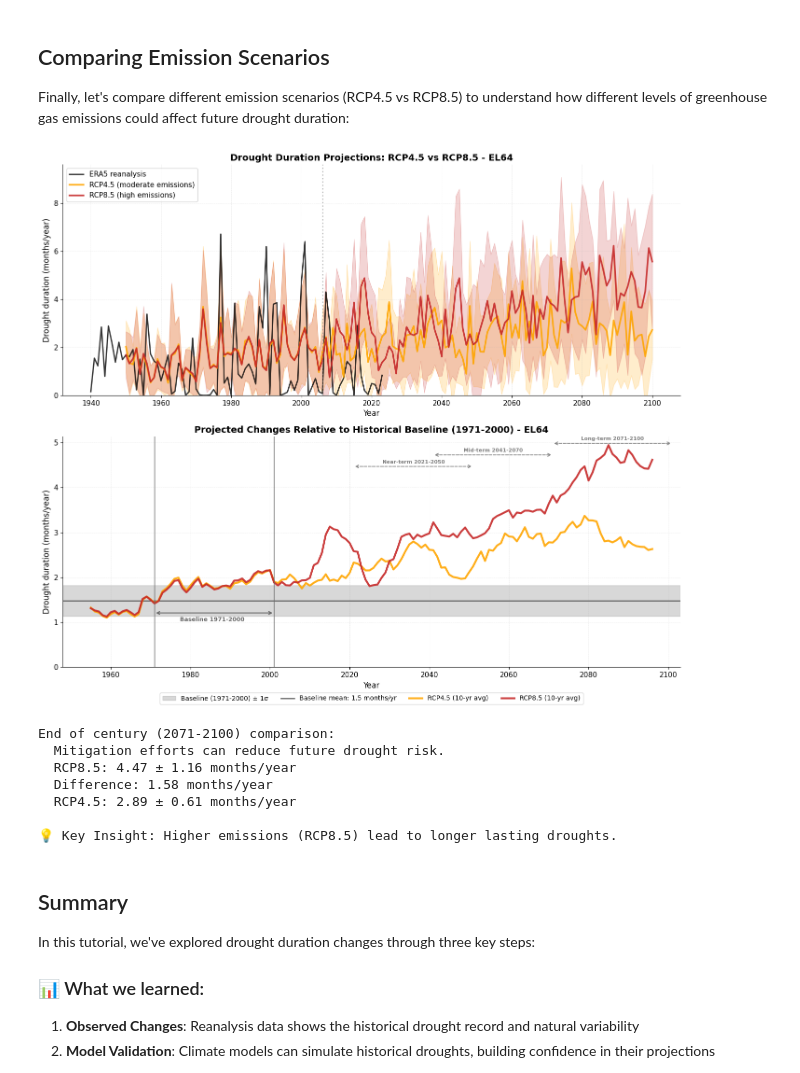
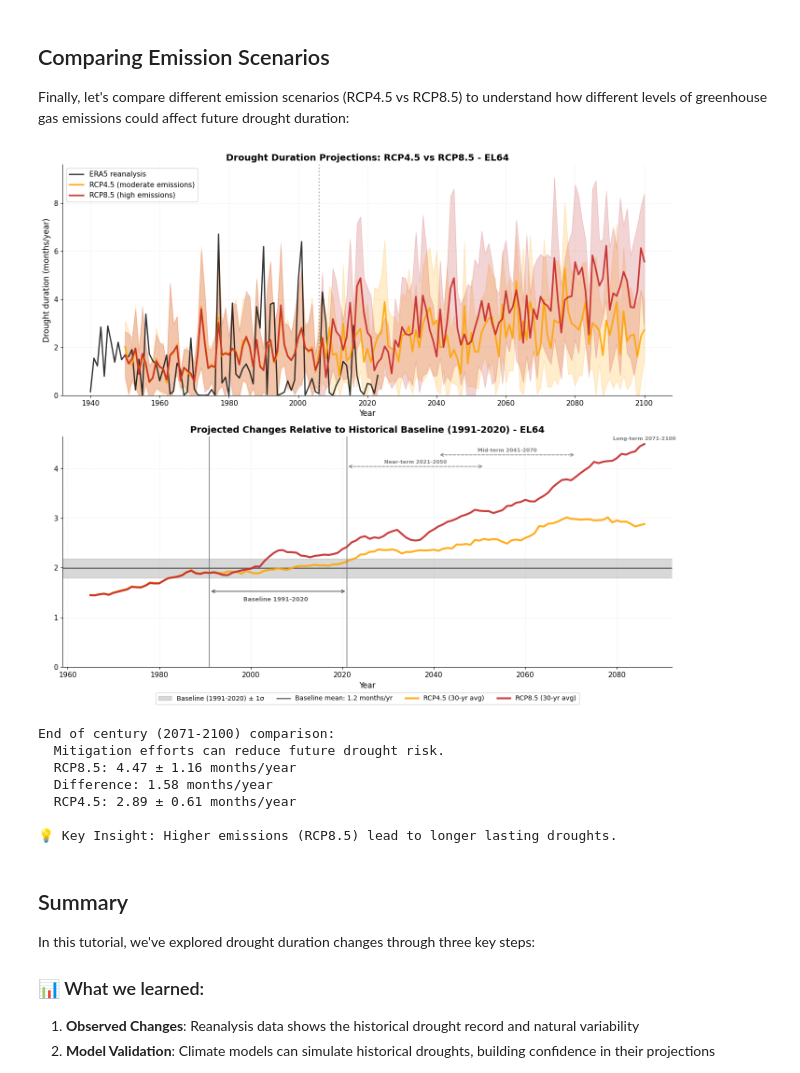
Before and after one commit to ecmwf-training/drought-exposure, a Jupyter notebook: tutorials/drought_duration.ipynb, the cells around one changed output. Cells and saved outputs as stored; diff of their text form; code cells hidden in the pictures.

```diff
--- a/tutorials/drought_duration.ipynb
+++ b/tutorials/drought_duration.ipynb
@@ -55,12 +64,12 @@ We begin by examining the **observed record** of drought duration using reanalys
 
 Let's load the historical data and visualize the trend:
 # %%
-# Load historical reanalysis data
-hist_df = pd.read_csv(hist_file)
-hist_df['time'] = pd.to_datetime(hist_df['time'])
-hist_df = hist_df.sort_values('time')
+# Load reanalysis data
+reanalysis_df = pd.read_csv(reanalysis_file)
+reanalysis_df['time'] = pd.to_datetime(reanalysis_df['time'])
+reanalysis_df = reanalysis_df.sort_values('time')
 
-print(f"Historical data: {hist_df['time'].min().year} to {hist_df['time'].max().year}")
-print(f"Number of years: {len(hist_df)}")
-hist_df.head()
+print(f"Reanalysis data: {reanalysis_df['time'].min().year} to {reanalysis_df['time'].max().year}")
+print(f"Number of years: {len(reanalysis_df)}")
+reanalysis_df.head()
 # %% [output]
@@ -453,7 +457,7 @@ fig, (ax1, ax2) = plt.subplots(2, 1, figsize=(14, 12))
 
 # ========== Top plot: Scenario comparison ==========
 # Reanalysis
-ax1.plot(hist_df['time'], hist_df['dmd'],
+ax1.plot(reanalysis_df['time'], reanalysis_df['dmd'],
         color='black', linewidth=2, label='ERA5 reanalysis', alpha=0.8)
 
 # RCP4.5
@@ -495,41 +499,42 @@ ax1.spines['right'].set_visible(False)
 # ========== Bottom plot: Changes relative to baseline ==========
 # Calculate baseline from both scenarios
 baseline_rcp45 = rcp45_df[
-    rcp45_df['time'].dt.year.between(1971, 2000)
+    rcp45_df['time'].dt.year.between(baseline_start, baseline_end)
 ].groupby('model')['dmd'].mean()
 
 baseline_rcp85 = rcp85_df[
-    rcp85_df['time'].dt.year.between(1971, 2000)
+    rcp85_df['time'].dt.year.between(baseline_start, baseline_end)
 ].groupby('model')['dmd'].mean()
 
 # Plot baseline period
-baseline_obs = hist_df[hist_df['time'].dt.year.between(1971, 2000)]['dmd'].mean()
-ax2.axhspan(baseline_obs - baseline_rcp45.std(),
-           baseline_obs + baseline_rcp45.std(),
-           alpha=0.3, color='gray', label=f'Baseline (1971-2000) ± 1σ')
-ax2.axhline(baseline_obs, color='dimgray', linestyle='-', linewidth=2,
+baseline_obs = reanalysis_df[reanalysis_df['time'].dt.year.between(baseline_start, baseline_end)]['dmd'].mean()
+ax2.axhspan(baseline_rcp45.mean() - baseline_rcp45.std(),
+           baseline_rcp45.mean() + baseline_rcp45.std(),
+           alpha=0.3, color='gray', label=f'Baseline ({baseline_start}-{baseline_end}) ± 1σ')
+ax2.axhline(baseline_rcp45.mean(), color='dimgray', linestyle='-', linewidth=2,
           label=f'Baseline mean: {baseline_obs:.1f} months/yr')
 
 # Plot ensemble means with rolling average
-rcp45_rolling = rcp45_mean.set_index('time')['dmd'].rolling(window=10, center=True).mean()
-rcp85_rolling = rcp85_mean.set_index('time')['dmd'].rolling(window=10, center=True).mean()
+rcp45_rolling = rcp45_mean.set_index('time')['dmd'].rolling(window=rolling_window, center=True).mean()
+rcp85_rolling = rcp85_mean.set_index('time')['dmd'].rolling(window=rolling_window, center=True).mean()
 
 ax2.plot(rcp45_rolling.index, rcp45_rolling.values,
-        color='orange', linewidth=3, label='RCP4.5 (10-yr avg)', alpha=0.9)
+        color='orange', linewidth=3, label=f'RCP4.5 ({rolling_window}-yr avg)', alpha=0.9)
 ax2.plot(rcp85_rolling.index, rcp85_rolling.values,
-        color='#c62828', linewidth=3, label='RCP8.5 (10-yr avg)', alpha=0.9)
+        color='#c62828', linewidth=3, label=f'RCP8.5 ({rolling_window}-yr avg)', alpha=0.9)
 
 # Mark baseline period with vertical bars
-ax2.axvline(pd.Timestamp('1971-01-01'), color='dimgray', linestyle='-', linewidth=1.5, alpha=0.7)
-ax2.axvline(pd.Timestamp('2000-12-31'), color='dimgray', linestyle='-', linewidth=1.5, alpha=0.7)
+ax2.axvline(pd.Timestamp(f'{baseline_start}-01-01'), color='dimgray', linestyle='-', linewidth=1.5, alpha=0.7)
+ax2.axvline(pd.Timestamp(f'{baseline_end}-12-31'), color='dimgray', linestyle='-', linewidth=1.5, alpha=0.7)
 
 # Add horizontal arrow showing baseline extent at bottom
 y_min = ax2.get_ylim()[0]
 y_bottom = y_min + (ax2.get_ylim()[1] - y_min) * 0.07
-ax2.annotate('', xy=(pd.Timestamp('2000-12-31'), y_bottom),
-            xytext=(pd.Timestamp('1971-01-01'), y_bottom),
+baseline_mid = baseline_start + (baseline_end - baseline_start) // 2
+ax2.annotate('', xy=(pd.Timestamp(f'{baseline_end}-12-31'), y_bottom),
+            xytext=(pd.Timestamp(f'{baseline_start}-01-01'), y_bottom),
             arrowprops=dict(arrowstyle='<->', color='dimgray', lw=1.5))
-ax2.text(pd.Timestamp('1985-06-30'), y_bottom * 0.93, 'Baseline 1971-2000',
+ax2.text(pd.Timestamp(f'{baseline_mid}-06-30'), y_bottom * 0.93, f'Baseline {baseline_start}-{baseline_end}',
         ha='center', va='top', fontsize=9, color='dimgray', fontweight='bold')
 
 # Mark future periods with horizontal arrows at different heights (reversed order: long-term highest)
@@ -549,36 +554,35 @@ for start_date, end_date, label, height_factor in period_info:
     mid_date = pd.Timestamp(start_date) + (pd.Timestamp(end_date) - pd.Timestamp(start_date)) / 2
     ax2.text(mid_date, y_pos * 1.01, label,
             ha='center', va='bottom', fontsize=8, color='gray', fontweight='bold')
 
 ax2.set_xlabel('Year', fontsize=12)
-ax2.set_ylabel('Drought duration (months/year)', fontsize=12)
-ax2.set_title(f'Projected Changes Relative to Historical Baseline (1971-2000) - {admin_id}',
+ax2.set_title(f'Projected Changes Relative to Historical Baseline ({baseline_start}-{baseline_end}) - {admin_id}',
              fontsize=14, fontweight='bold')
 ax2.set_ylim(bottom=0)  # Drought duration cannot be negative
 ax2.legend(loc='lower center', bbox_to_anchor=(0.5, -0.175), ncol=4, fontsize=10, frameon=True)
 ax2.grid(True, alpha=0.3, linestyle='--', linewidth=0.5)
 ax2.spines['top'].set_visible(False)
 ax2.spines['right'].set_visible(False)
 
 plt.tight_layout()
 plt.show()
 
 # Calculate end-of-century differences
 eoc_45 = rcp45_df[rcp45_df['time'].dt.year.between(2071, 2100)].groupby('model')['dmd'].mean()
 eoc_85 = rcp85_df[rcp85_df['time'].dt.year.between(2071, 2100)].groupby('model')['dmd'].mean()
 
 
 
 print(f"\nEnd of century (2071-2100) comparison:")
 print(f"  Mitigation efforts can reduce future drought risk.")
 print(f"  RCP8.5: {eoc_85.mean():.2f} ± {eoc_85.std():.2f} months/year")
 print(f"  Difference: {(eoc_85.mean() - eoc_45.mean()):.2f} months/year")
 
 
 print(f"  RCP4.5: {eoc_45.mean():.2f} ± {eoc_45.std():.2f} months/year")
 print(f"\n💡 Key Insight: Higher emissions (RCP8.5) lead to longer lasting droughts.")
 # %% [output]
-[figure, old version]
+[figure, new version]
 End of century (2071-2100) comparison:
   Mitigation efforts can reduce future drought risk.
   RCP8.5: 4.47 ± 1.16 months/year
```
Also changed, not shown: parts of 10 cells of this notebook.
